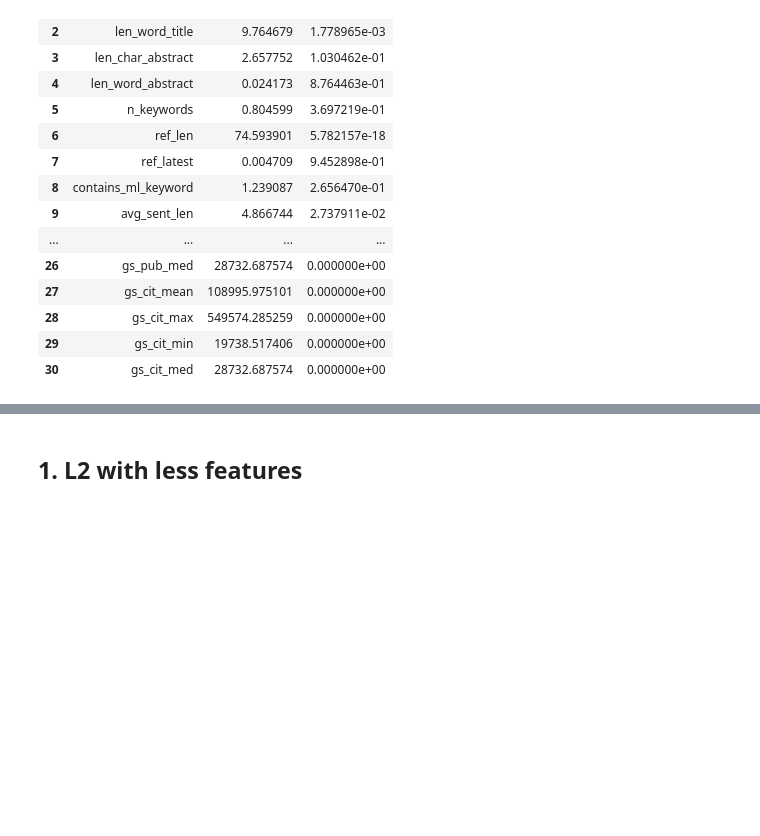
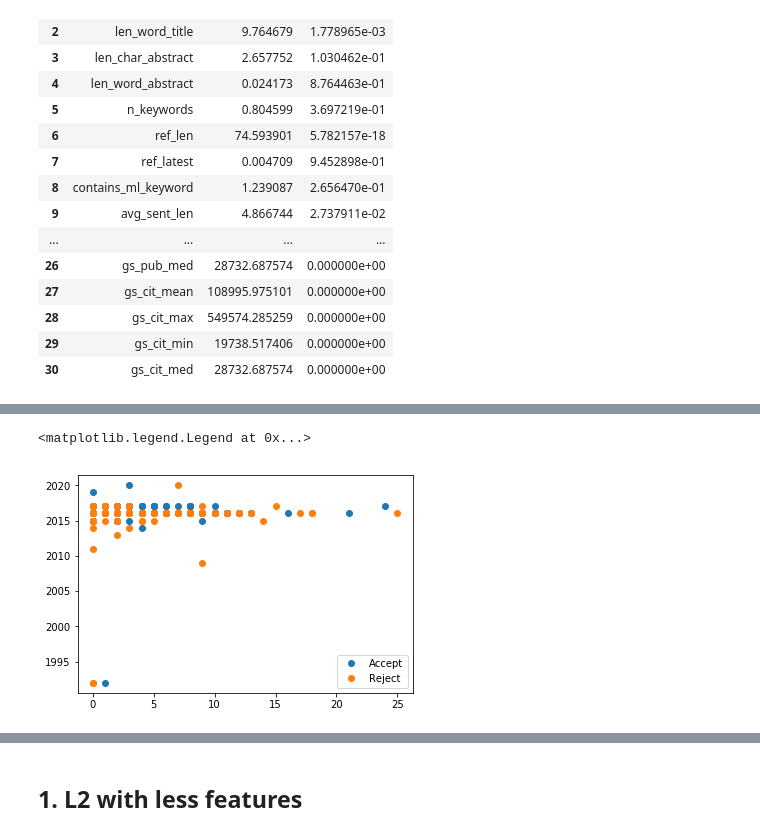
Before and after one commit to shruti-singh/PaperAcceptancePrediction, a Jupyter notebook: shruti/AllModels2017BaselinePart3Simpliied.ipynb, the cells around one changed output, grey strips where cells are left out. Saved outputs shown, nothing was run; the diff lists cells and outputs as text; code cells hidden in the pictures; blank space fills up the shorter version.

```diff
--- a/shruti/AllModels2017BaselinePart3Simpliied.ipynb
+++ b/shruti/AllModels2017BaselinePart3Simpliied.ipynb
@@ -195,0 +266,9 @@ sig_df
+# %%
+exp_data = data[["fig_tab_eqn_count", "ref_latest", "label"]]
+groups = exp_data.groupby("label")
+for name, group in groups:
+    plt.plot(group["fig_tab_eqn_count"], group["ref_latest"], marker="o", linestyle="", label=name)
+plt.legend()
+# %% [output]
+<matplotlib.legend.Legend at 0x...>
+[figure, added]
```
Also changed, not shown: parts of 20 cells of this notebook.
